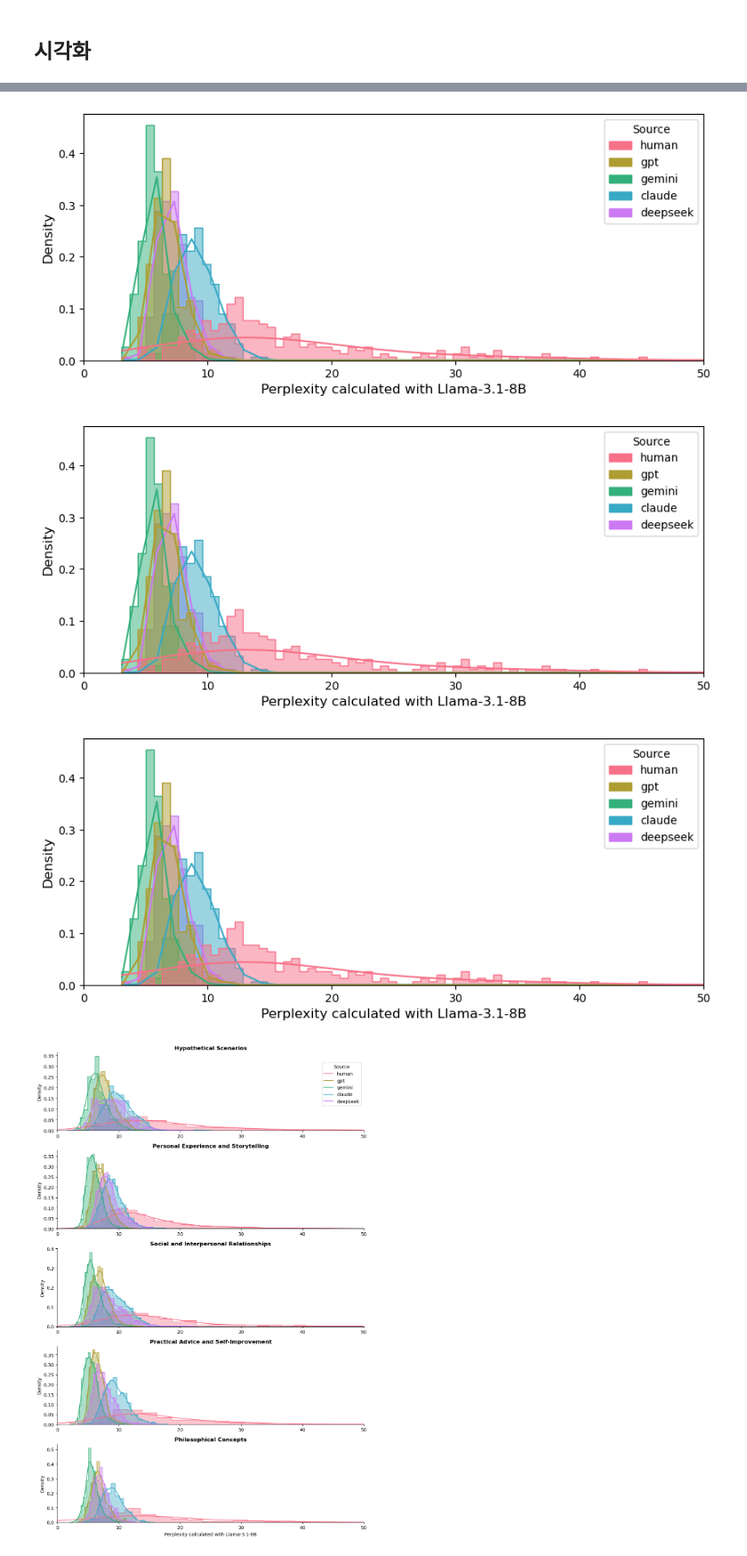
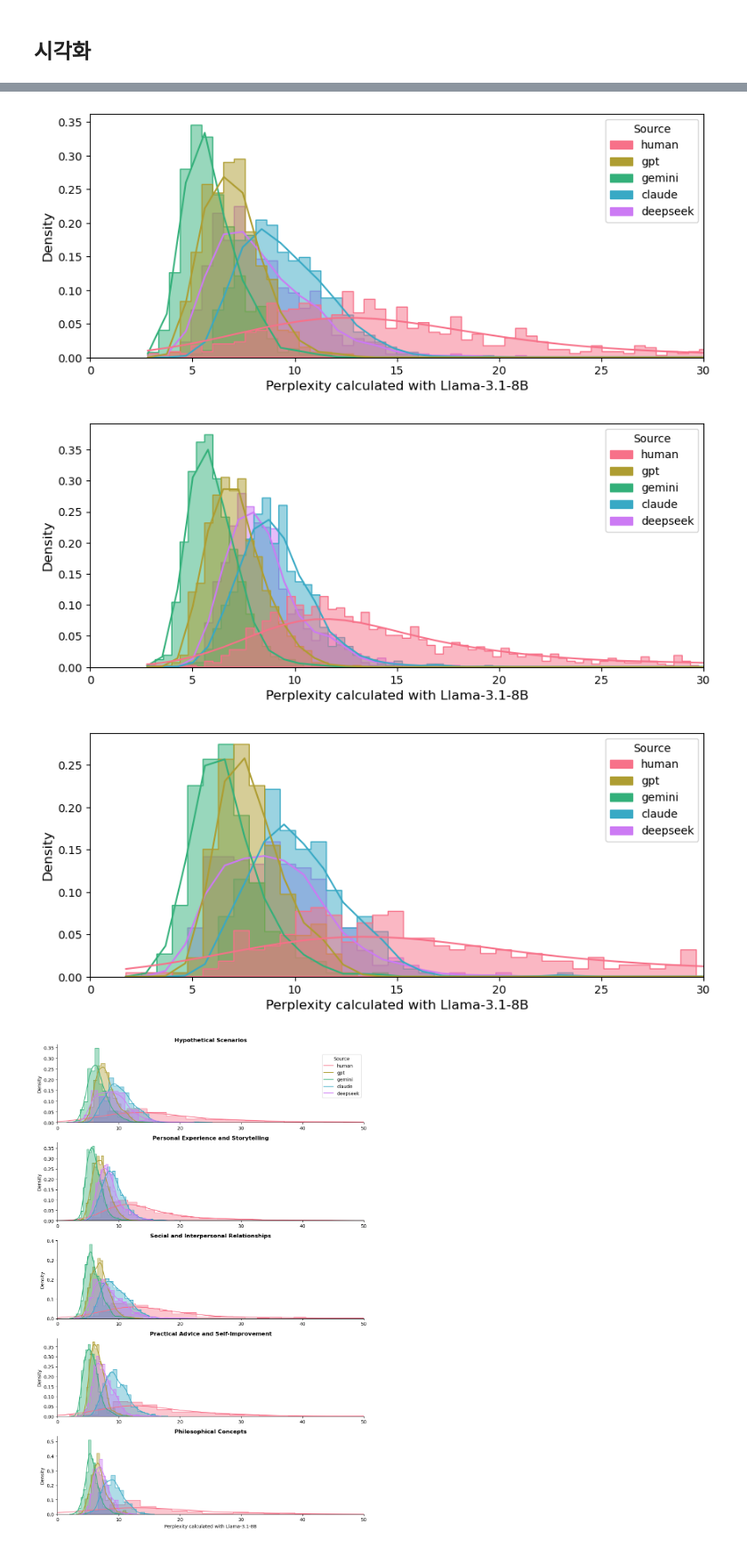
Before and after one commit to HollyRiver/LLMdetector, a Jupyter notebook: Perplexity/Llama_perp_by_cat.ipynb, the cells around one changed output, grey strips where cells are left out. Shown at 89% size. Drawn from its saved outputs; the diff is of its cells as text; code cells hidden in the pictures.

```diff
--- a/Perplexity/Llama_perp_by_cat.ipynb
+++ b/Perplexity/Llama_perp_by_cat.ipynb
@@ -18,14 +18,14 @@ for cat in df_tidy.category.unique():
     palette = sns.color_palette("husl", len(unique_models))
 
     plt.figure(figsize=(10, 4))
-    sns.histplot(data=df_tidy.loc[df_tidy.category == "Philosophical Concepts"], x='perp', hue='model', kde=True, palette=palette,
+    sns.histplot(data=df_tidy.loc[df_tidy.category == cat], x='perp', hue='model', kde=True, palette=palette,
                 stat="density", common_norm=False, element="step", alpha=0.5, hue_order=unique_models)
     plt.xlabel('Perplexity calculated with Llama-3.1-8B', fontsize=12)
     plt.ylabel('Density', fontsize=12)
-    plt.xlim(0, 50) ## 절사됨
+    plt.xlim(0, 30) ## 절사됨
 
     handles = [mpatches.Patch(color=palette[i], label=unique_models[i]) for i in range(len(unique_models))] ## 범례 패치
     plt.legend(title='Source', handles=handles)
     # plt.show()
-    plt.savefig(f"img_50/perp_histogram_labeled_{cat}.png", dpi=300, bbox_inches = "tight")
+    plt.savefig(f"img_30/perp_histogram_labeled_{cat}.png", dpi=300, bbox_inches = "tight")
 # %% [output]
@@ -34,6 +34,6 @@ for cat in df_tidy.category.unique():
-[figure, old version]
+[figure, new version]
-[figure, old version]
+[figure, new version]
-[figure, old version]
+[figure, new version]
 # %%
 unique_models = ["human", "gpt", "gemini", "claude", "deepseek"]
 palette = sns.color_palette("husl", len(unique_models))
```
Also changed, not shown: parts of 1 cell of this notebook, 9 other files.
